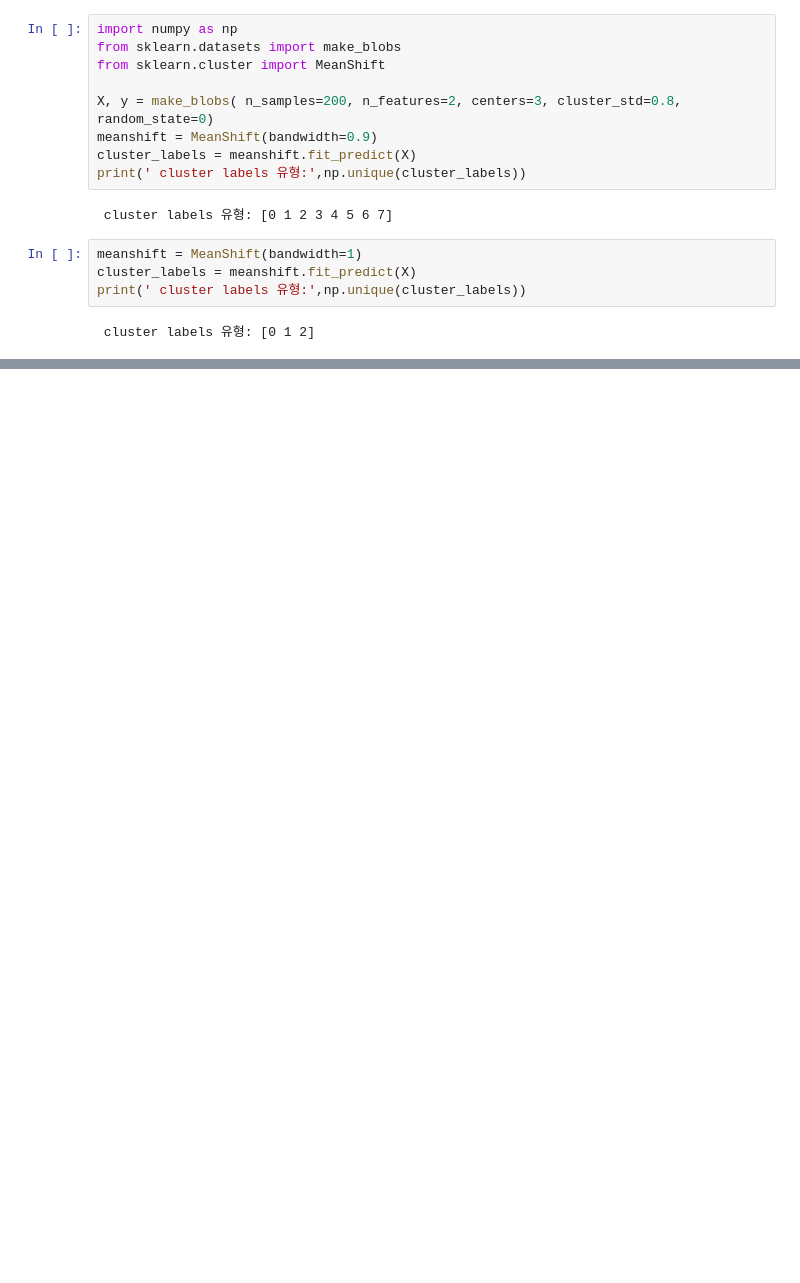
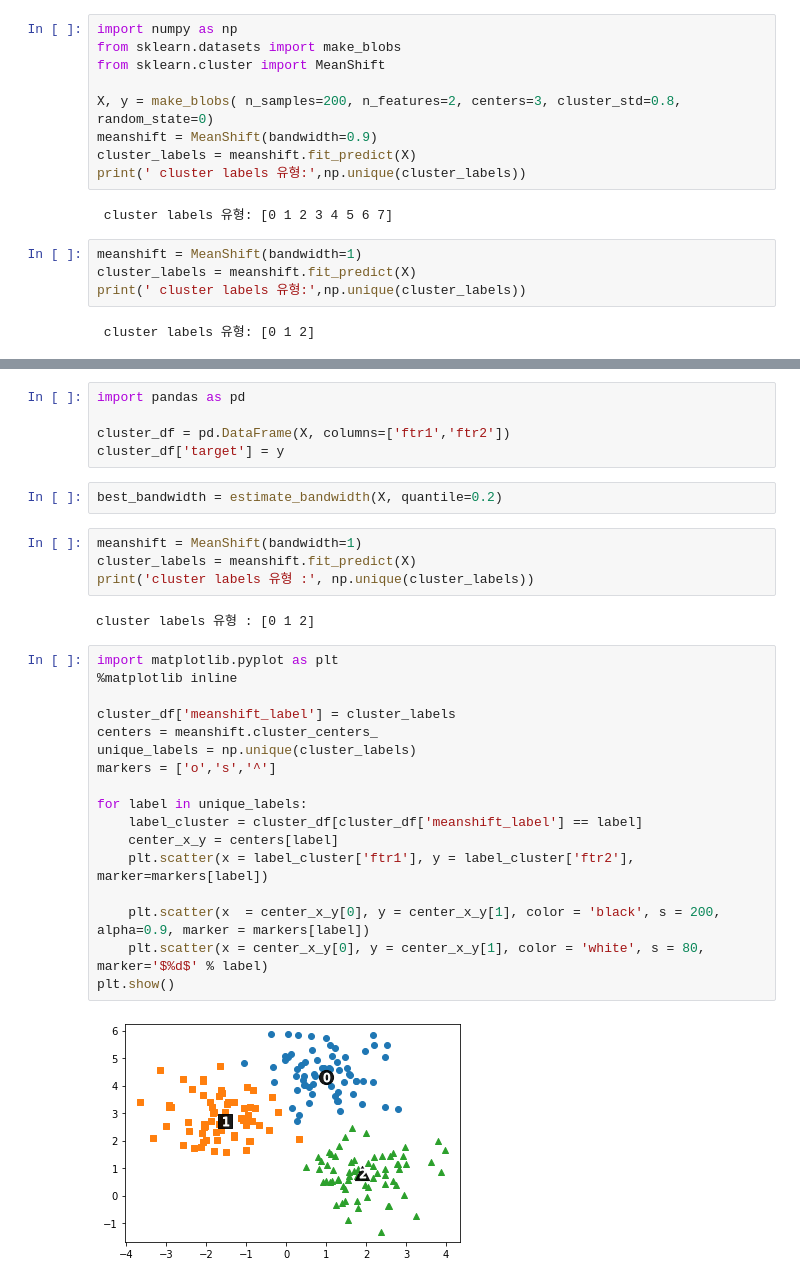
Before and after one commit to jeonprize/Machine_Learning, a Jupyter notebook: 7. 군집화.ipynb, the cells around one changed output, grey strips where cells are left out. Drawn from its saved outputs; the diff is of its cells as text; blank space fills up the shorter version.

```diff
--- a/7. 군집화.ipynb
+++ b/7. 군집화.ipynb
@@ -301,0 +323,32 @@ print(' cluster labels 유형:',np.unique(cluster_labels))
+# %%
+import pandas as pd
+
+cluster_df = pd.DataFrame(X, columns=['ftr1','ftr2'])
+cluster_df['target'] = y
+# %%
+best_bandwidth = estimate_bandwidth(X, quantile=0.2)
+# %%
+meanshift = MeanShift(bandwidth=1)
+cluster_labels = meanshift.fit_predict(X)
+print('cluster labels 유형 :', np.unique(cluster_labels))
+# %% [output]
+cluster labels 유형 : [0 1 2]
+# %%
+import matplotlib.pyplot as plt
+%matplotlib inline
+
+cluster_df['meanshift_label'] = cluster_labels
+centers = meanshift.cluster_centers_
+unique_labels = np.unique(cluster_labels)
+markers = ['o','s','^']
+
+for label in unique_labels:
+    label_cluster = cluster_df[cluster_df['meanshift_label'] == label]
+    center_x_y = centers[label]
+    plt.scatter(x = label_cluster['ftr1'], y = label_cluster['ftr2'], marker=markers[label])
+
+    plt.scatter(x  = center_x_y[0], y = center_x_y[1], color = 'black', s = 200, alpha=0.9, marker = markers[label])
+    plt.scatter(x = center_x_y[0], y = center_x_y[1], color = 'white', s = 80, marker='$%d$' % label)
+plt.show()
+# %% [output]
+[figure, added]
```
Also changed, not shown: parts of 4 cells of this notebook.
